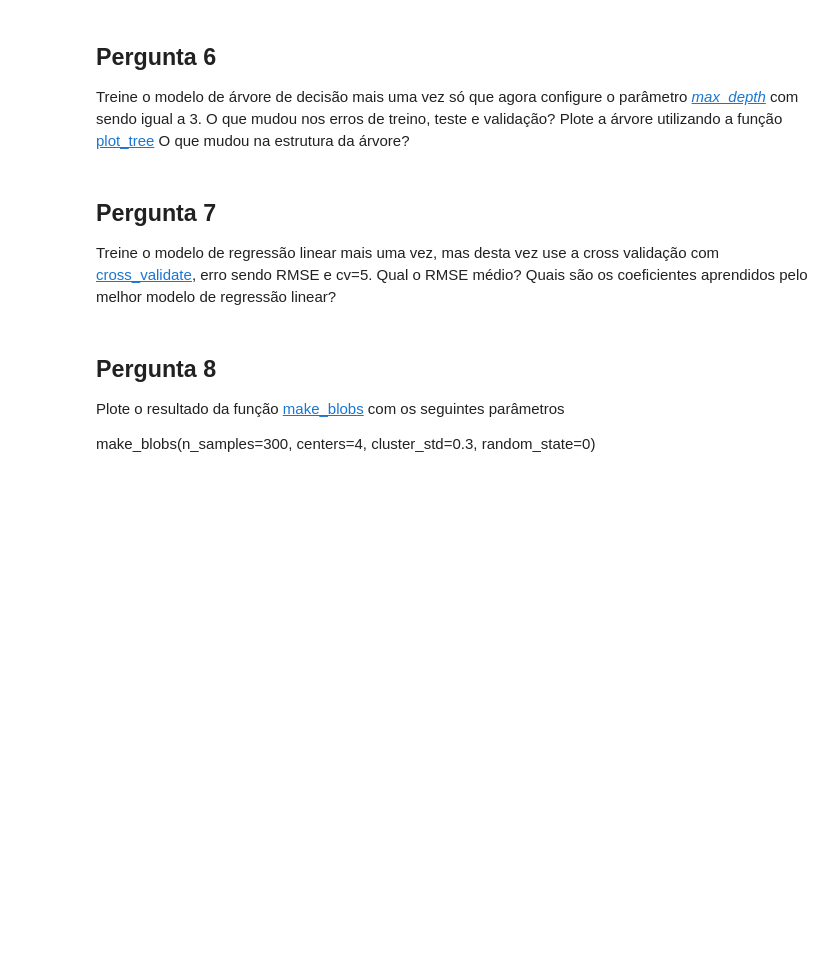
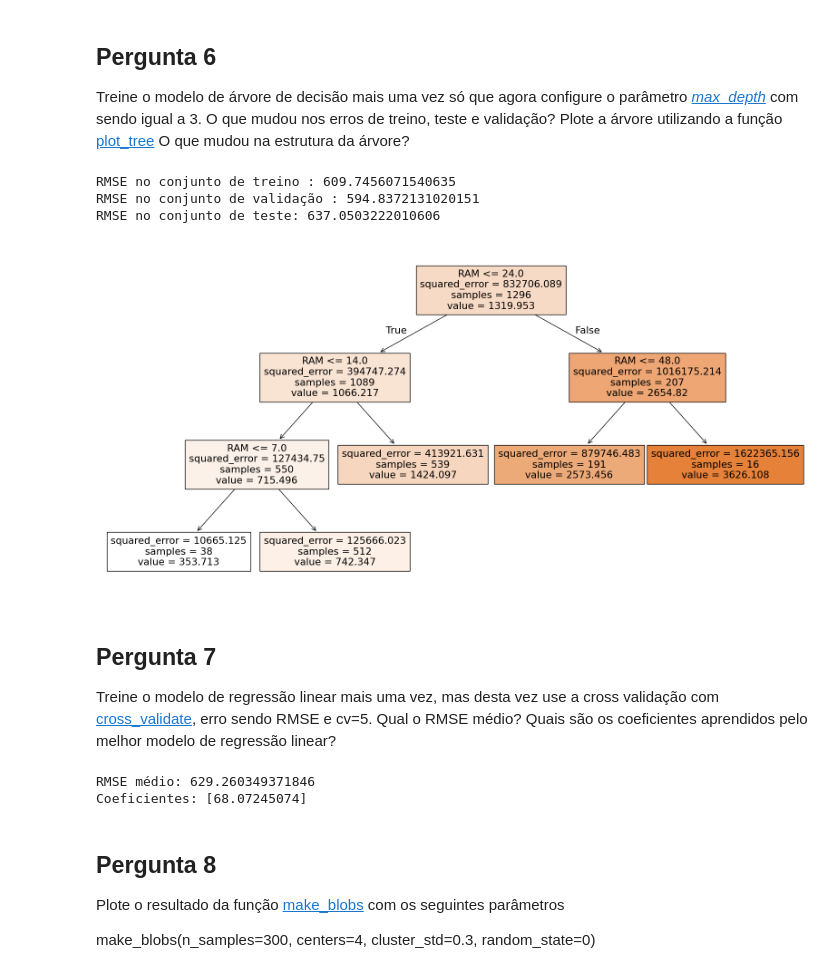
Before and after one commit to DanielsOfficial0102/Machine-Learning-Foundations, a Jupyter notebook: Aula 2.ipynb, the cells around one changed output. Cells and saved outputs as stored; diff of their text form; code cells hidden in the pictures; blank space fills up the shorter version.

```diff
--- a/Aula 2.ipynb
+++ b/Aula 2.ipynb
@@ -56,10 +148,44 @@ Qual dos modelos que você escolheria se fosse usar em um produto ou serviço qu
 ## Pergunta 6
 
 Treine o modelo de árvore de decisão mais uma vez só que agora configure o parâmetro [*max_depth*](https://scikit-learn.org/stable/modules/generated/sklearn.tree.DecisionTreeRegressor.html) com sendo igual a 3. O que mudou nos erros de treino, teste e validação? Plote a árvore utilizando a função [plot_tree](https://scikit-learn.org/1.6/modules/generated/sklearn.tree.plot_tree.html) O que mudou na estrutura da árvore?
+# %%
+tree_model_depth = DecisionTreeRegressor(max_depth=3)
+tree_model_depth.fit(X_treino, y_treino)
+
+y_treino_depth_pred = tree_model_depth.predict(X_treino)
+y_validacao_depth_pred = tree_model_depth.predict(X_validacao)
+y_teste_depth_pred = tree_model_depth.predict(X_teste)
+
+rmse_tree_depth_train = np.sqrt(mean_squared_error(y_treino, y_treino_depth_pred))
+rmse_tree_depth_valid = np.sqrt(mean_squared_error(y_validacao, y_validacao_depth_pred))
+rmse_tree_depth_test = np.sqrt(mean_squared_error(y_teste, y_teste_depth_pred))
+
+print(f"RMSE no conjunto de treino : {rmse_tree_depth_train}")
+print(f"RMSE no conjunto de validação : {rmse_tree_depth_valid}")
+print(f"RMSE no conjunto de teste: {rmse_tree_depth_test}")
+
+# Plotando a árvore
+plt.figure(figsize=(20,10))
+plot_tree(tree_model_depth, filled=True, feature_names=['RAM'])
+plt.show()
+# %% [output]
+RMSE no conjunto de treino : 609.7456071540635
+RMSE no conjunto de validação : 594.8372131020151
+RMSE no conjunto de teste: 637.0503222010606
+[figure, added]
 # %% [markdown]
 ## Pergunta 7
 
 Treine o modelo de regressão linear mais uma vez, mas desta vez use a cross validação com [cross_validate](https://scikit-learn.org/stable/modules/generated/sklearn.model_selection.cross_validate.html), erro sendo RMSE e cv=5. Qual o RMSE médio? Quais são os coeficientes aprendidos pelo melhor modelo de regressão linear?
+# %%
+cv_results = cross_validate(modelo, X_treino, y_treino, scoring='neg_mean_squared_error', cv=5)
+rmse_cv = np.sqrt(-cv_results['test_score'].mean())
+
+print("RMSE médio:", rmse_cv)
+print("Coeficientes:", modelo.coef_)
+# %% [output]
+RMSE médio: 629.260349371846
+Coeficientes: [68.07245074]
 # %% [markdown]
 ## Pergunta 8
 
```
Also changed, not shown: parts of 11 cells of this notebook.
